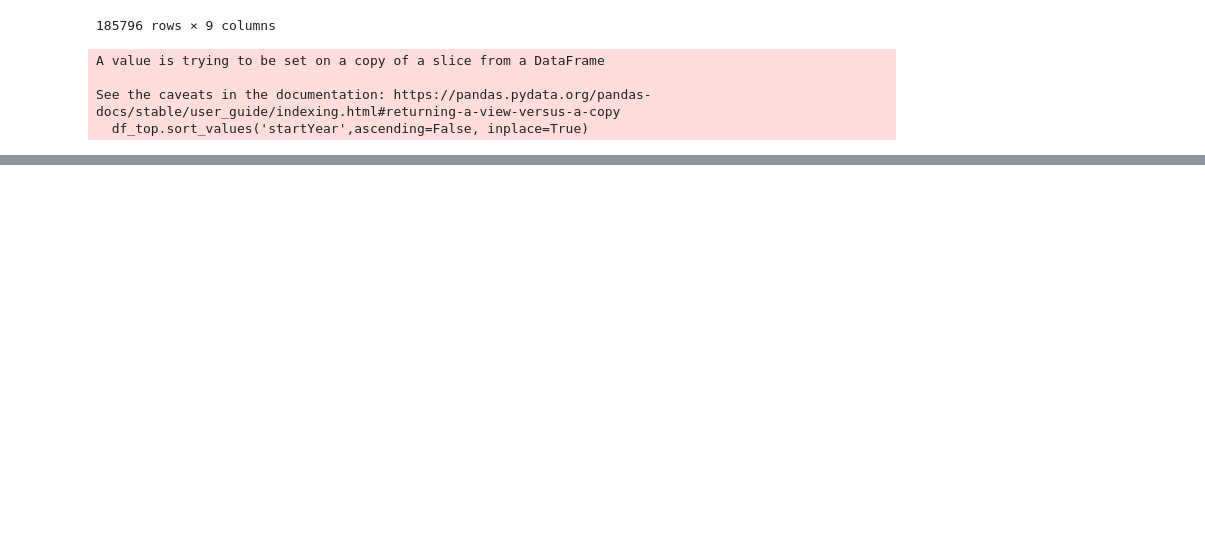
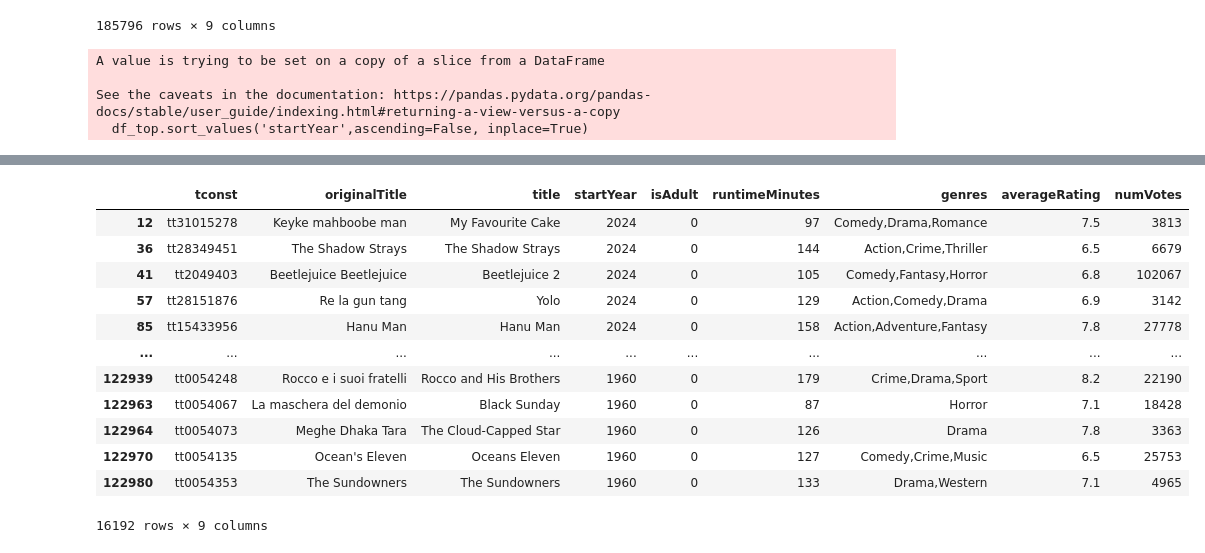
Before and after one commit to Melanie94480/Projet-2, a Jupyter notebook: merged_akas_movies.ipynb, the cells around one changed output, grey strips where cells are left out. Cells and saved outputs as stored; diff of their text form; code cells hidden in the pictures; blank space fills up the shorter version.

```diff
--- a/merged_akas_movies.ipynb
+++ b/merged_akas_movies.ipynb
@@ -194,0 +103,2 @@ df_top[df_top['originalTitle'].apply(lambda x: 'La vie ' in x)]
+# %%
+df_rated = pd.merge(df_top,df_ratings, how='inner',left_on='tconst',right_on='tconst')
@@ -194,0 +115,2 @@ df_top[df_top['originalTitle'].apply(lambda x: 'La vie ' in x)]
+# %%
+df_num = df_rated[(df_rated['numVotes'] > 2000) & (df_rated['averageRating'] > df_rated['averageRating'].mean())]
@@ -194,0 +121,2 @@ df_top[df_top['originalTitle'].apply(lambda x: 'La vie ' in x)]
+# %%
+df_num=df_num[df_num['genres']!='Documentary']
@@ -194,0 +135,18 @@ df_top[df_top['originalTitle'].apply(lambda x: 'La vie ' in x)]
+# %%
+df_no_docu = df_num[~df_num['genres'].str.contains('documentary', case=False, na=False)]
+# %%
+df_no_docu
+# %% [output]
+|  | tconst | originalTitle | title | startYear | isAdult | runtimeMinutes | genres | averageRating | numVotes |
+| 12 | tt31015278 | Keyke mahboobe man | My Favourite Cake | 2024 | 0 | 97 | Comedy,Drama,Romance | 7.5 | 3813 |
+| 36 | tt28349451 | The Shadow Strays | The Shadow Strays | 2024 | 0 | 144 | Action,Crime,Thriller | 6.5 | 6679 |
+| 41 | tt2049403 | Beetlejuice Beetlejuice | Beetlejuice 2 | 2024 | 0 | 105 | Comedy,Fantasy,Horror | 6.8 | 102067 |
+| 57 | tt28151876 | Re la gun tang | Yolo | 2024 | 0 | 129 | Action,Comedy,Drama | 6.9 | 3142 |
+| 85 | tt15433956 | Hanu Man | Hanu Man | 2024 | 0 | 158 | Action,Adventure,Fantasy | 7.8 | 27778 |
+| ... | ... | ... | ... | ... | ... | ... | ... | ... | ... |
+| 122939 | tt0054248 | Rocco e i suoi fratelli | Rocco and His Brothers | 1960 | 0 | 179 | Crime,Drama,Sport | 8.2 | 22190 |
+| 122963 | tt0054067 | La maschera del demonio | Black Sunday | 1960 | 0 | 87 | Horror | 7.1 | 18428 |
+| 122964 | tt0054073 | Meghe Dhaka Tara | The Cloud-Capped Star | 1960 | 0 | 126 | Drama | 7.8 | 3363 |
+| 122970 | tt0054135 | Ocean's Eleven | Oceans Eleven | 1960 | 0 | 127 | Comedy,Crime,Music | 6.5 | 25753 |
+| 122980 | tt0054353 | The Sundowners | The Sundowners | 1960 | 0 | 133 | Drama,Western | 7.1 | 4965 |
+16192 rows × 9 columns
```
Also changed, not shown: parts of 19 cells of this notebook.
